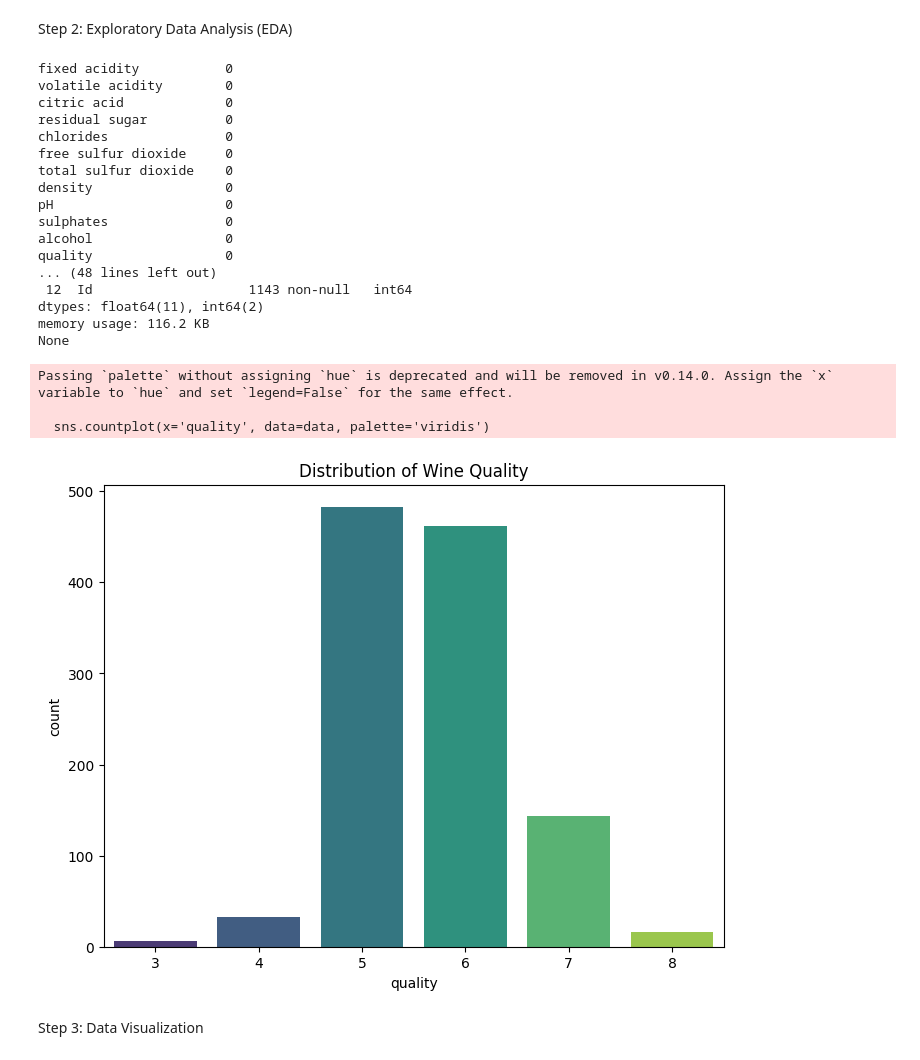
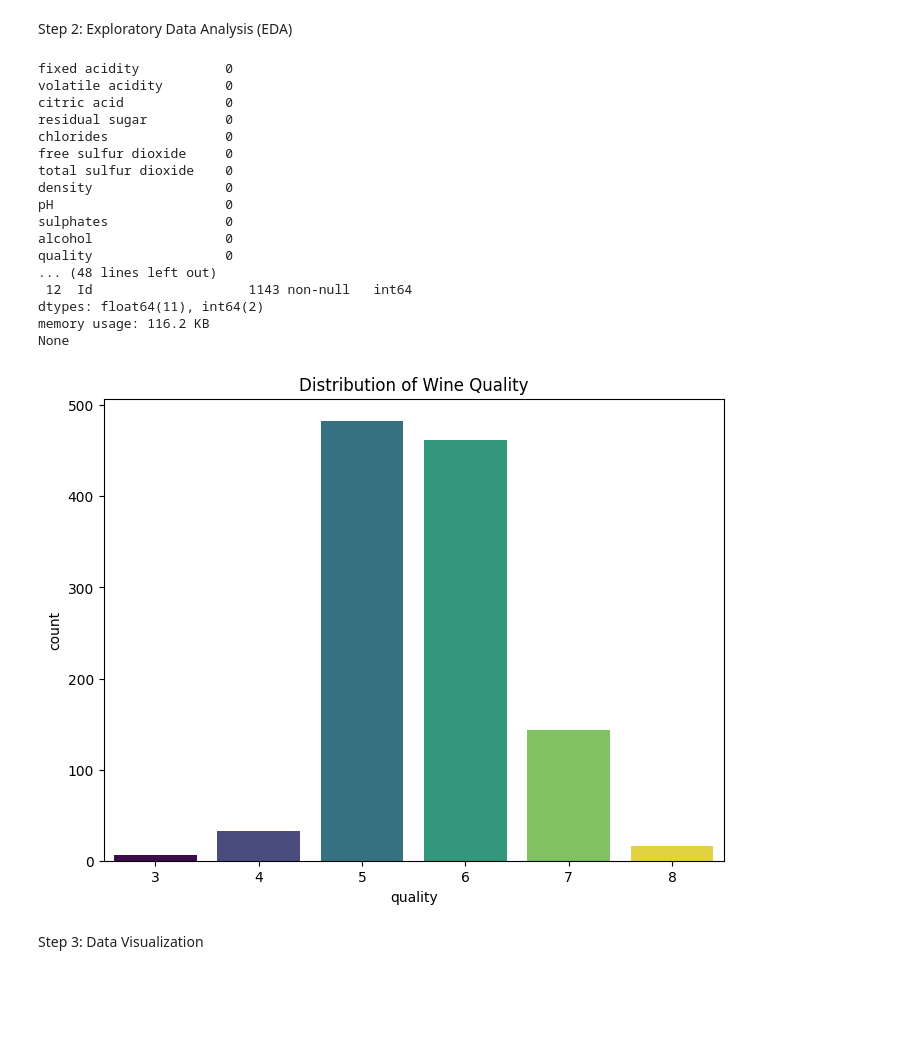
Before and after one commit to Ujoshna/OIBSIP, a Jupyter notebook: oibsip-task4.ipynb, the cells around one changed output. Drawn from its saved outputs; the diff is of its cells as text; code cells hidden in the pictures; blank space fills up the shorter version.

```diff
--- a/oibsip-task4.ipynb
+++ b/oibsip-task4.ipynb
@@ -43,38 +43,36 @@ Step 2: Exploratory Data Analysis (EDA)
 print(data.isnull().sum())
 
 # Summary statistics
 print(data.describe())
 
 # Data types and info
 print(data.info())
 
 # Visualize the distribution of the wine quality
 plt.figure(figsize=(8, 6))
-sns.countplot(x='quality', data=data, palette='viridis')
+sns.countplot(x='quality', data=data, palette='viridis', hue='quality', dodge=False)
+plt.legend([],[], frameon=False)
 plt.title('Distribution of Wine Quality')
 plt.show()
 # %% [output]
 fixed acidity           0
 volatile acidity        0
 citric acid             0
 residual sugar          0
 chlorides               0
 free sulfur dioxide     0
 total sulfur dioxide    0
 density                 0
 pH                      0
 sulphates               0
 alcohol                 0
 quality                 0
 ... (48 lines left out)
  12  Id                    1143 non-null   int64
 dtypes: float64(11), int64(2)
 memory usage: 116.2 KB
 None
-Passing `palette` without assigning `hue` is deprecated and will be removed in v0.14.0. Assign the `x` variable to `hue` and set `legend=False` for the same effect.
-
-  sns.countplot(x='quality', data=data, palette='viridis')
-[figure, old version]
+[figure, new version]
 # %% [markdown]
 Step 3: Data Visualization
 # %%
```
